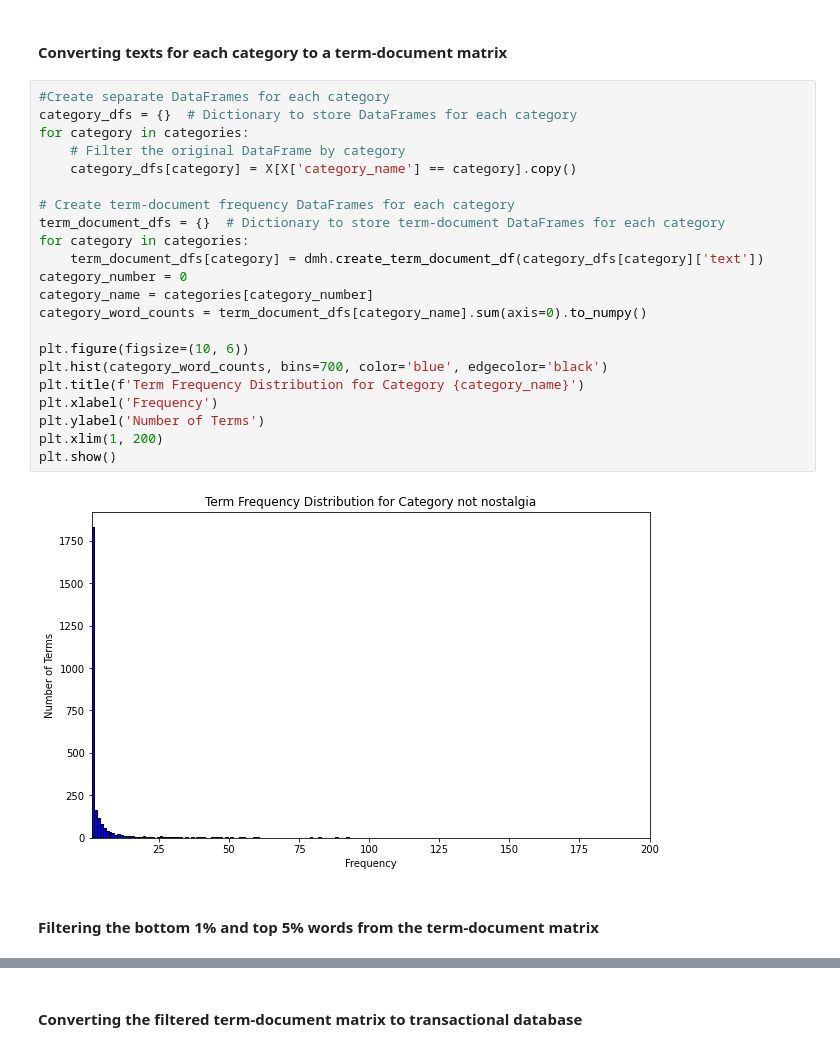
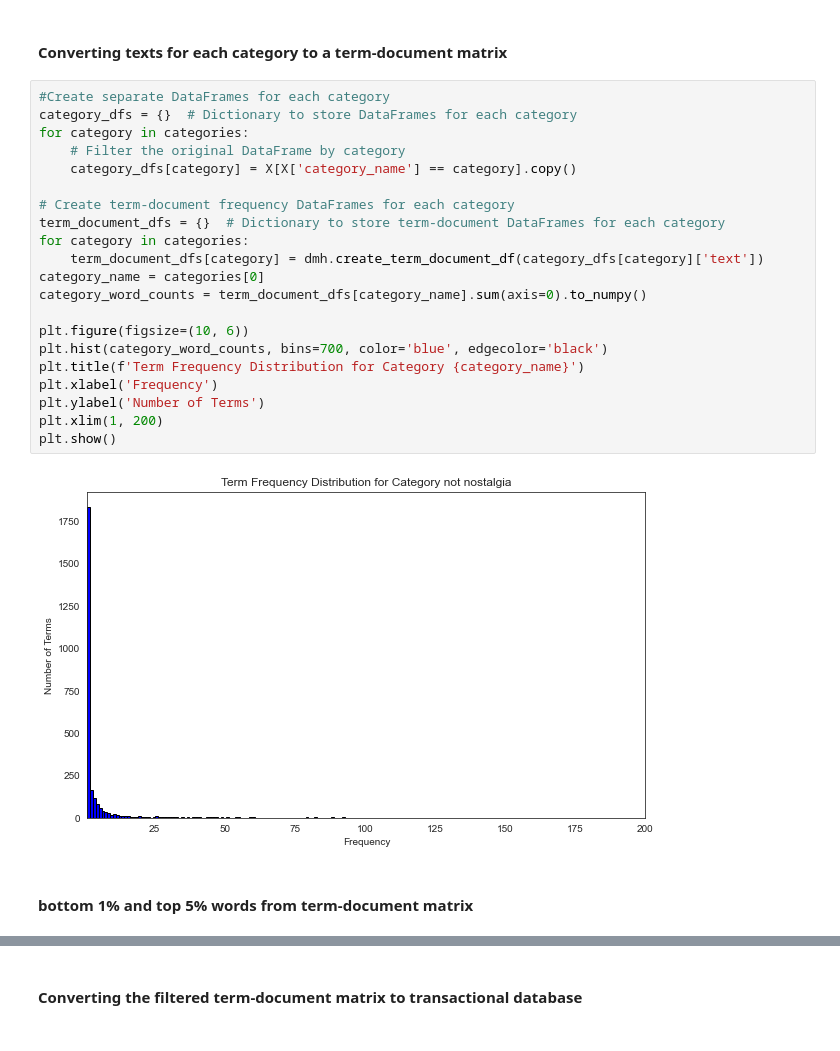
Before and after one commit to anku0910/DM2024-Lab1-Homework, a Jupyter notebook: DM2024-Lab1-Homework.ipynb, the cells around one changed output, grey strips where cells are left out. Drawn from its saved outputs; the diff is of its cells as text.

```diff
--- a/DM2024-Lab1-Homework.ipynb
+++ b/DM2024-Lab1-Homework.ipynb
@@ -438,26 +447,25 @@ plot_term_frequencies(tdm_df, start_range=0, end_range=100, logScale=False, asce
 # %%
 #Create separate DataFrames for each category
 category_dfs = {}  # Dictionary to store DataFrames for each category
 for category in categories:
     # Filter the original DataFrame by category
     category_dfs[category] = X[X['category_name'] == category].copy()
 
 # Create term-document frequency DataFrames for each category
 term_document_dfs = {}  # Dictionary to store term-document DataFrames for each category
 for category in categories:
     term_document_dfs[category] = dmh.create_term_document_df(category_dfs[category]['text'])
-category_number = 0
-category_name = categories[category_number]
+category_name = categories[0]
 category_word_counts = term_document_dfs[category_name].sum(axis=0).to_numpy()
 
 plt.figure(figsize=(10, 6))
 plt.hist(category_word_counts, bins=700, color='blue', edgecolor='black')
 plt.title(f'Term Frequency Distribution for Category {category_name}')
 plt.xlabel('Frequency')
 plt.ylabel('Number of Terms')
 plt.xlim(1, 200)
 plt.show()
 # %% [output]
-[figure, old version]
+[figure, new version]
 # %% [markdown]
-#### Filtering the bottom 1% and top 5% words from the term-document matrix
+#### bottom 1% and top 5% words from term-document matrix
```
Also changed, not shown: parts of 65 cells of this notebook, 6 other files.
